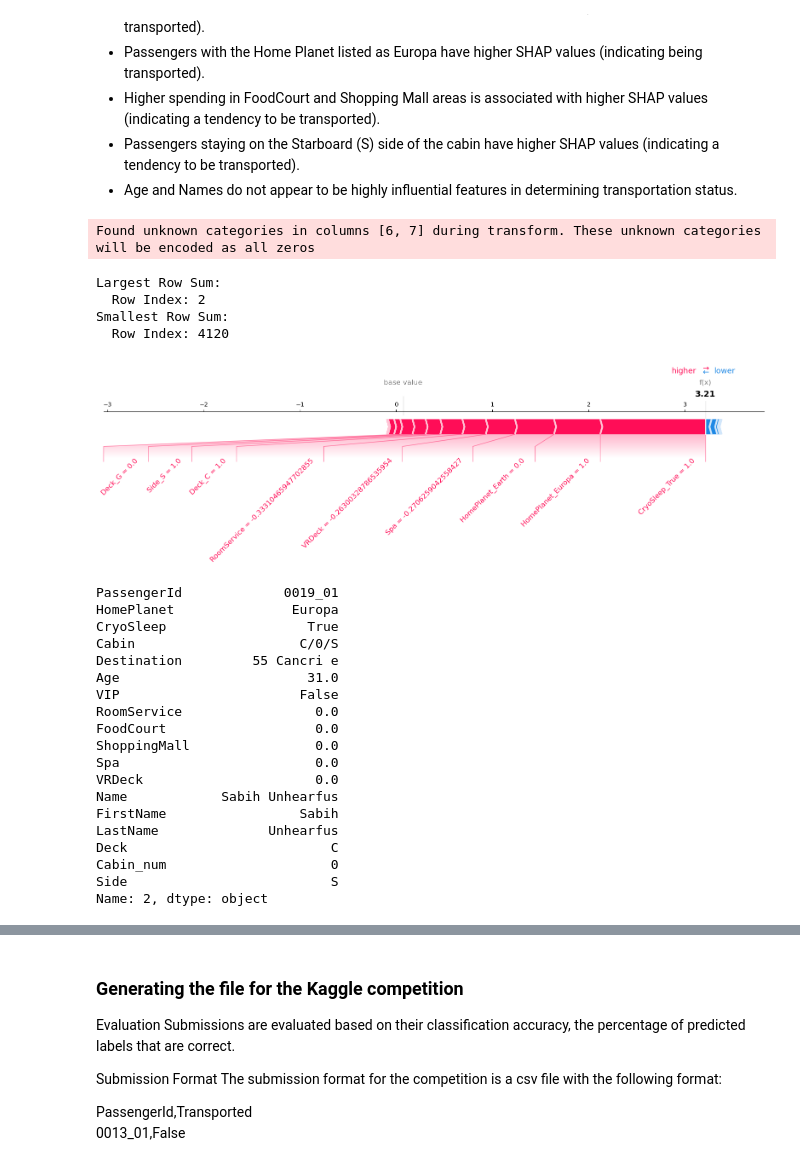
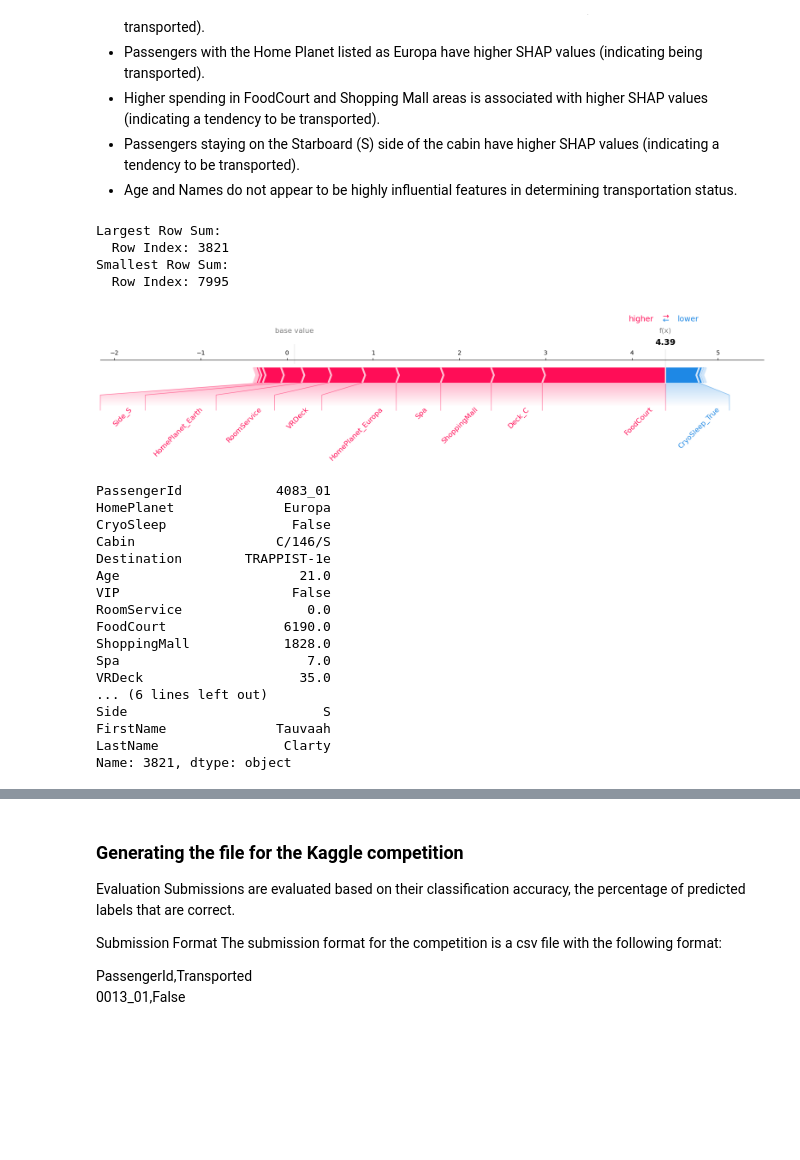
Before and after one commit to hcwang24/space_titanic, a Jupyter notebook: analysis.ipynb, the cells around one changed output, grey strips where cells are left out. Drawn from its saved outputs; the diff is of its cells as text; code cells hidden in the pictures; blank space fills up the shorter version.

```diff
--- a/analysis.ipynb
+++ b/analysis.ipynb
@@ -913,12 +1100,15 @@ To continue using the fine-tuned Gradient Boosting model, make predictions, crea
 from sklearn.ensemble import GradientBoostingClassifier
 
 # Create the Gradient Boosting classifier with the best parameters
-# best_model = GradientBoostingClassifier(learning_rate=0.05, max_depth=3, n_estimators=100)
-# pipeline = Pipeline([('preprocessing', ct), ('GradientBoosting', best_model)])
+# best_model = GradientBoostingClassifier(learning_rate=0.05, max_depth=3, n_estimators=300)
+# pipeline = Pipeline([('preprocessing', ct), ('Best_model', best_model)])
 
 # Skip the code above run GridSearchCV continuously. The best_estimator will be inherited.
 pipeline = Pipeline(
-    [("preprocessing", ct), ("classifier", grid_search.best_estimator_)]
+    [
+        ("preprocessing", ct),
+        ("Best_model", grid_search.best_estimator_.named_steps["classifier"]),
+    ]
 )
 
 # Fit the classifier to the transformed training data
@@ -972,11 +1177,12 @@ The longer the bar for a feature, the larger its impact on the prediction for th
 import shap
 
 # Initialize the SHAP explainer with the trained Gradient Boosting model
-explainer = shap.Explainer(pipeline.named_steps["GradientBoosting"])
+explainer = shap.Explainer(pipeline.named_steps["Best_model"])
 
 # Calculate SHAP values for the transformed training data
 shap_values = explainer.shap_values(X_train_transformed)
 
-# Plot the SHAP summary plot
-shap.summary_plot(shap_values, X_train_transformed, feature_names=column_names)
+# Plot the SHAP summary plot, shap_values[1] represents the values for target class 1 (being transported)
+shap.summary_plot(shap_values[1], X_train_transformed,
+                  feature_names=column_names)
 # %% [output]
@@ -990,18 +1199,11 @@ The SHAP summary plot provides insights into the most important features for pre
 * Higher spending in FoodCourt and Shopping Mall areas is associated with higher SHAP values (indicating a tendency to be transported).
 * Passengers staying on the Starboard (S) side of the cabin have higher SHAP values (indicating a tendency to be transported).
 * Age and Names do not appear to be highly influential features in determining transportation status.
-# %%
-X_test_transformed = pipeline.named_steps["preprocessing"].transform(test_df)
-
-# Generate the SHAP values for the sample
-shap_values = explainer(X_test_transformed)
-# %% [output]
-Found unknown categories in columns [6, 7] during transform. These unknown categories will be encoded as all zeros
 # %%
 # Creating force plot visualization for the passenger with the highest and lowest SHAP values.
 
 # Calculate row sums
-row_sums = np.sum(shap_values.values, axis=1)
+row_sums = np.sum(shap_values[1], axis=1)
 
 # Get the row index of the largest and smallest row sums
 largest_row_index = np.argmax(row_sums)
@@ -1014,40 +1216,39 @@ print("Smallest Row Sum:")
 print("  Row Index:", smallest_row_index)
 # %% [output]
 Largest Row Sum:
-  Row Index: 2
+  Row Index: 3821
 Smallest Row Sum:
-  Row Index: 4120
+  Row Index: 7995
 # %%
 # Create the force plot
 shap.force_plot(
-    shap_values[largest_row_index],
+    explainer.expected_value[1],
+    shap_values[1][largest_row_index],
     feature_names=column_names,
     matplotlib=True,
     text_rotation=45,
 )
 
-test_df.iloc[largest_row_index]
+train_df.iloc[largest_row_index]
 # %% [output]
-[figure, old version]
+[figure, new version]
-PassengerId             0019_01
-HomePlanet               Europa
-CryoSleep                  True
-Cabin                     C/0/S
-Destination         55 Cancri e
-Age                        31.0
-VIP                       False
-RoomService                 0.0
-FoodCourt                   0.0
-ShoppingMall                0.0
-Spa                         0.0
-VRDeck                      0.0
-Name            Sabih Unhearfus
-FirstName                 Sabih
-LastName              Unhearfus
-Deck                          C
-Cabin_num                     0
-Side                          S
-Name: 2, dtype: object
+PassengerId            4083_01
+HomePlanet              Europa
+CryoSleep                False
+Cabin                  C/146/S
+Destination        TRAPPIST-1e
+Age                       21.0
+VIP                      False
+RoomService                0.0
+FoodCourt               6190.0
+ShoppingMall            1828.0
+Spa                        7.0
+VRDeck                    35.0
+... (6 lines left out)
+Side                         S
+FirstName              Tauvaah
+LastName                Clarty
+Name: 3821, dtype: object
 # %%
 # Create the force plot
 shap.force_plot(
```
Also changed, not shown: parts of 62 cells of this notebook, 1 other file.
